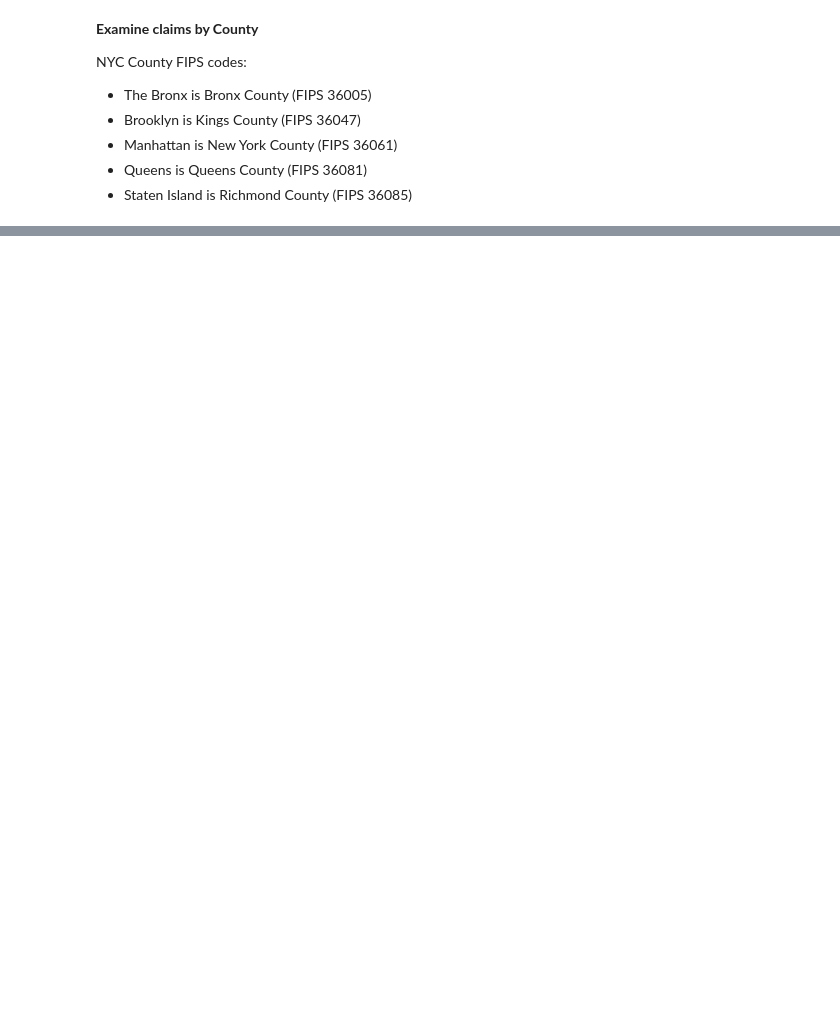
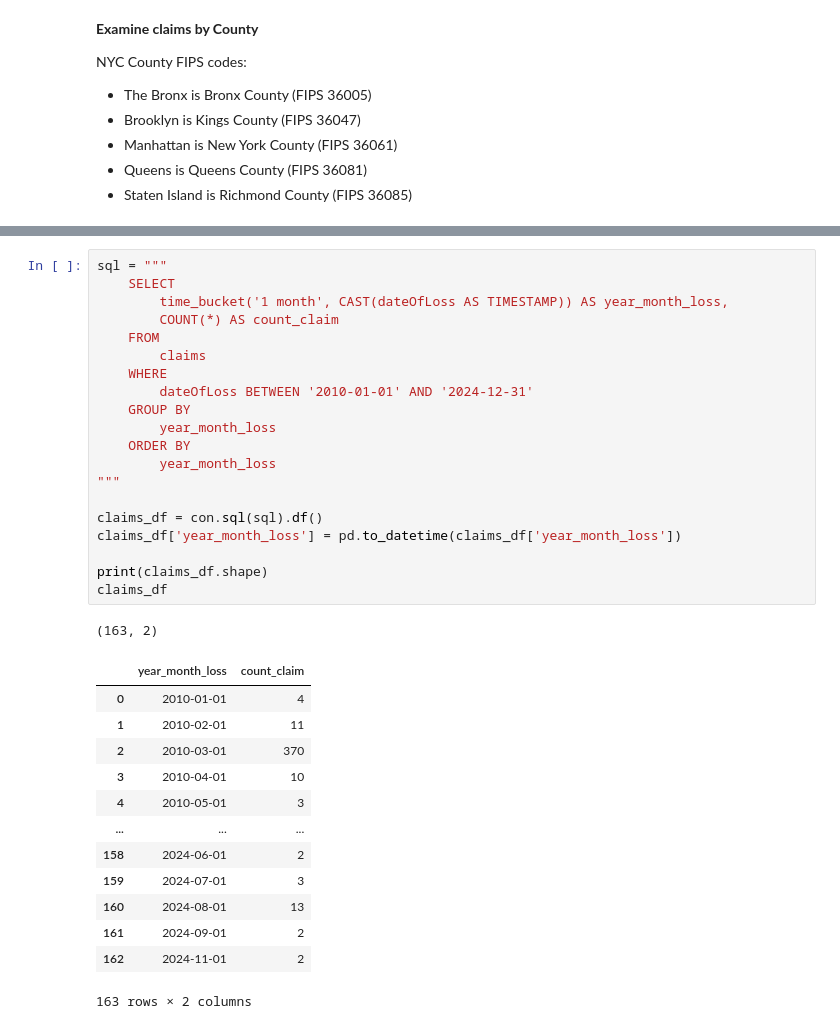
Before and after one commit to mebauer/nyc-odw25-nfip, a Jupyter notebook: figures.ipynb, the cells around one changed output, grey strips where cells are left out. Cells and saved outputs as stored; diff of their text form; blank space fills up the shorter version.

```diff
--- a/figures.ipynb
+++ b/figures.ipynb
@@ -1110,0 +1170,35 @@ fig.tight_layout()
+# %%
+sql = """
+    SELECT
+        time_bucket('1 month', CAST(dateOfLoss AS TIMESTAMP)) AS year_month_loss,
+        COUNT(*) AS count_claim
+    FROM
+        claims
+    WHERE
+        dateOfLoss BETWEEN '2010-01-01' AND '2024-12-31'
+    GROUP BY
+        year_month_loss
+    ORDER BY
+        year_month_loss
+"""
+
+claims_df = con.sql(sql).df()
+claims_df['year_month_loss'] = pd.to_datetime(claims_df['year_month_loss'])
+
+print(claims_df.shape)
+claims_df
+# %% [output]
+(163, 2)
+|  | year_month_loss | count_claim |
+| 0 | 2010-01-01 | 4 |
+| 1 | 2010-02-01 | 11 |
+| 2 | 2010-03-01 | 370 |
+| 3 | 2010-04-01 | 10 |
+| 4 | 2010-05-01 | 3 |
+| ... | ... | ... |
+| 158 | 2024-06-01 | 2 |
+| 159 | 2024-07-01 | 3 |
+| 160 | 2024-08-01 | 13 |
+| 161 | 2024-09-01 | 2 |
+| 162 | 2024-11-01 | 2 |
+163 rows × 2 columns
```
Also changed, not shown: parts of 10 cells of this notebook, 2 other files.
